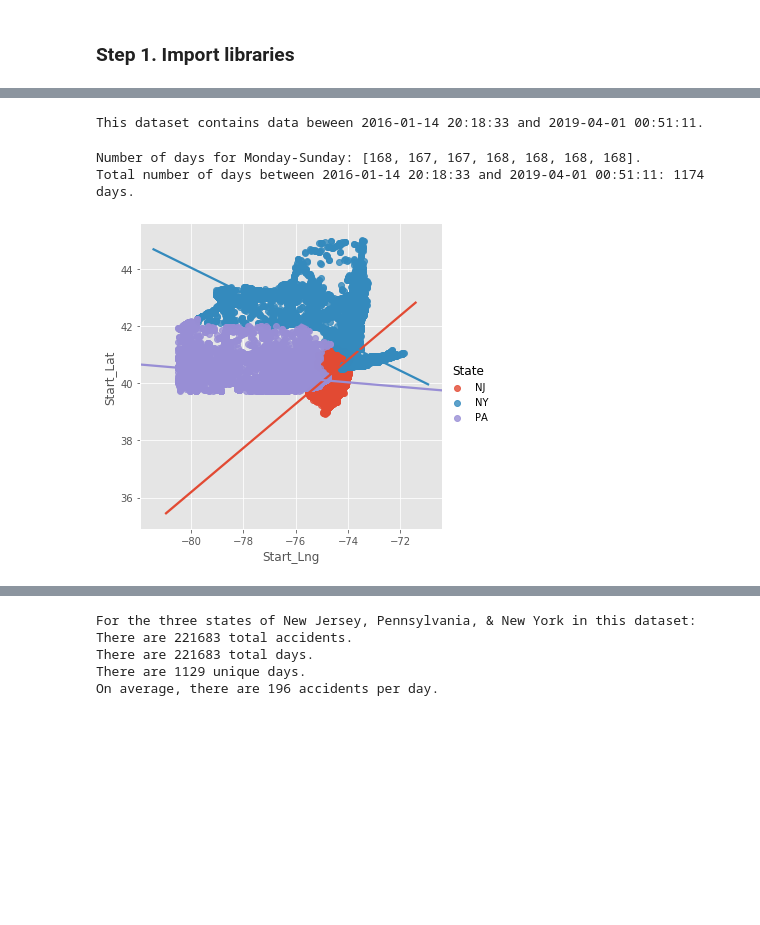
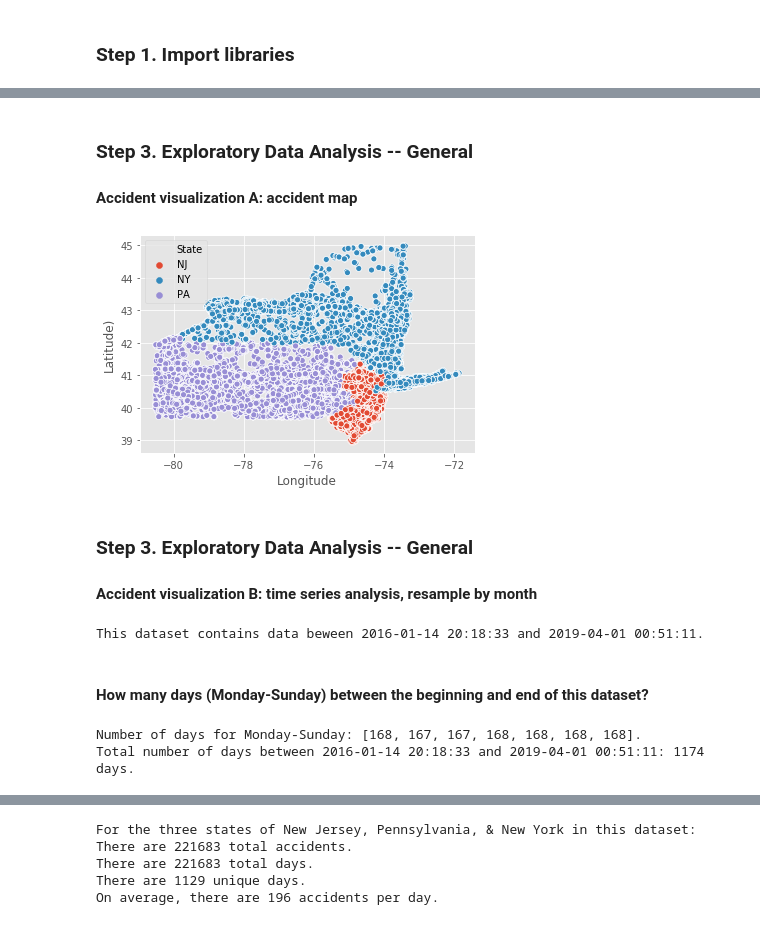
Before and after one commit to RonghuiZhou/us-accidents, a Jupyter notebook: Exploratory Data Analysis for the NJ, PA & NY data.ipynb, the cells around one changed output, grey strips where cells are left out. Drawn from its saved outputs; the diff is of its cells as text; code cells hidden in the pictures; blank space fills up the shorter version.

```diff
--- a/Exploratory Data Analysis for the NJ, PA & NY data.ipynb
+++ b/Exploratory Data Analysis for the NJ, PA & NY data.ipynb
@@ -246 +153,17 @@ State list: ['NJ', 'PA', 'NY']; Severity list: [2, 3, 4].
+# %% [markdown]
+### Step 3. Exploratory Data Analysis -- General
+
+   #### Accident visualization A: accident map
+# %%
+# Visualization: map of accidents by state
+sns.scatterplot(x='Start_Lng', y='Start_Lat', data=df, hue='State')
+plt.xlabel('Longitude')
+plt.ylabel('Latitude)')
+plt.show()
+# %% [output]
+[figure, added]
+# %% [markdown]
+### Step 3. Exploratory Data Analysis -- General
+
+   #### Accident visualization B: time series analysis, resample by month
 # %%
@@ -247,6 +171,8 @@ State list: ['NJ', 'PA', 'NY']; Severity list: [2, 3, 4].
 print('This dataset contains data beween {} and {}.'.format(df.Start_Time.min(),df.Start_Time.max()))
 # %% [output]
 This dataset contains data beween 2016-01-14 20:18:33 and 2019-04-01 00:51:11.
+# %% [markdown]
+#### How many days (Monday-Sunday) between the beginning and end of this dataset?
 # %%
 # Find out how many days (Monday-Sunday) between the beginning and end of this dataset.
 
@@ -270,9 +196,3 @@ print('Total number of days between {} and {}: {} days.'.format(d1,d2,sum(calend
 # %% [output]
 Number of days for Monday-Sunday: [168, 167, 167, 168, 168, 168, 168].
 Total number of days between 2016-01-14 20:18:33 and 2019-04-01 00:51:11: 1174 days.
-# %%
-# Map of accidents
-sns.scatterplot(x='Start_Lng', y='Start_Lat', data=df, hue='State')
-plt.show()
-# %% [output]
-[figure, removed]
```
Also changed, not shown: parts of 69 cells of this notebook.
